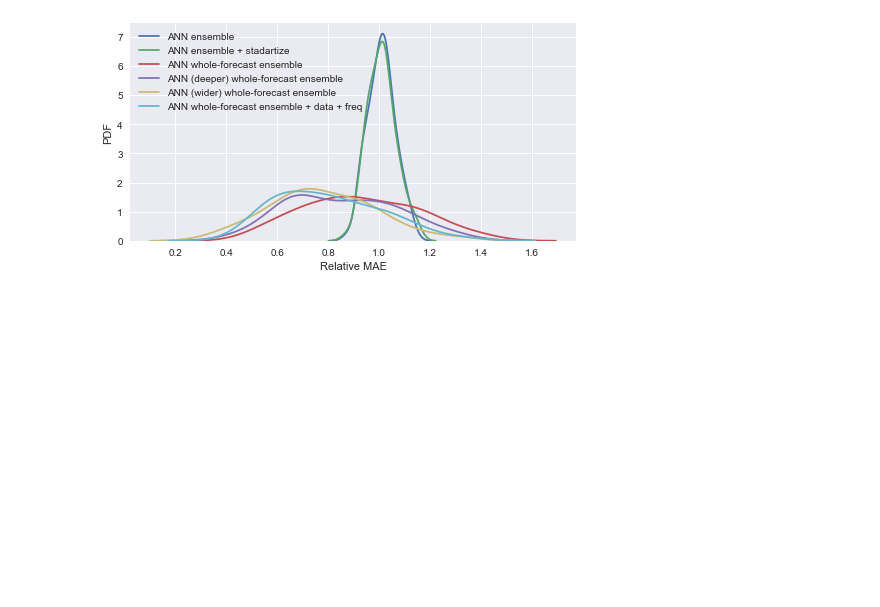
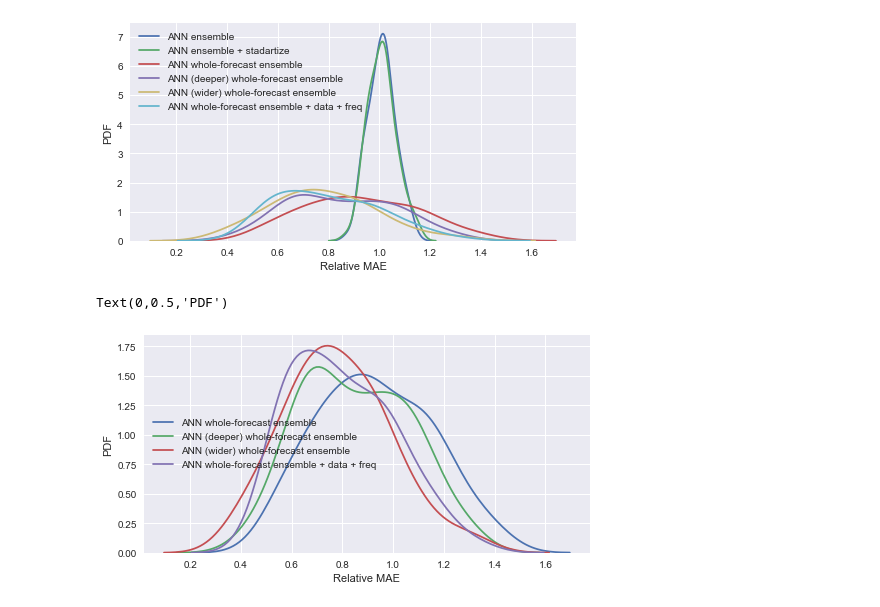
Before and after one commit to iterater/ensemble-forecasting, a Jupyter notebook: ipynb/Testing keras.ipynb, the cells around one changed output. Cells and saved outputs as stored; diff of their text form; code cells hidden in the pictures; blank space fills up the shorter version.

```diff
--- a/ipynb/Testing keras.ipynb
+++ b/ipynb/Testing keras.ipynb
@@ -248,8 +227,6 @@ Wall time: 13.8 s
 # %%
-%%time
-with tf.device('/cpu:0'):
-    estimator.fit(X, Y)
-    estimator.model.summary()
+estimator.fit(X, Y)
+estimator.model.summary()
 # %% [output]
 _________________________________________________________________
 Layer (type)                 Output Shape              Param #
@@ -302,8 +275,6 @@ Wall time: 15.7 s
 # %%
-%%time
-with tf.device('/cpu:0'):
-    estimator.fit(X, Y)
-    estimator.model.summary()
+estimator.fit(X, Y)
+estimator.model.summary()
 # %% [output]
 _________________________________________________________________
 Layer (type)                 Output Shape              Param #
@@ -331,7 +301,6 @@ freq.shape
 # %% [output]
 (100, 16)
 # %%
-%%time
 def whole_fc_m_ann_ensemble():
     model = Sequential()
     model.add(Dense(units=T*3+16, kernel_initializer='normal', activation='relu', input_dim=T*3+16))
@@ -339,15 +308,14 @@ def whole_fc_m_ann_ensemble():
     model.add(Dense(units=T, kernel_initializer='normal'))
     model.compile(loss='mean_squared_error', optimizer='adam')
     return model
-with tf.device('/cpu:0'):
-    X = np.hstack((h[8:], s[8:], m_fc[:-8], freq[:-8]))
-    Y = m_fc[8:]
-    seed = 7
-    np.random.seed(seed)
-    estimator = KerasRegressor(build_fn=whole_fc_m_ann_ensemble, epochs=14, batch_size=10, verbose=0)
-    kfold = KFold(n_splits=10, random_state=seed)
-    results = cross_val_score(estimator, X, Y, cv=kfold)
-    print("Results: %.2f (%.2f) MSE" % (results.mean(), results.std()))
+X = np.hstack((h[8:], s[8:], m_fc[:-8], freq[:-8]))
+Y = m_fc[8:]
+seed = 7
+np.random.seed(seed)
+estimator = KerasRegressor(build_fn=whole_fc_m_ann_ensemble, epochs=14, batch_size=10, verbose=0)
+kfold = KFold(n_splits=10, random_state=seed)
+results = cross_val_score(estimator, X, Y, cv=kfold)
+print("Results: %.2f (%.2f) MSE" % (results.mean(), results.std()))
 # epochs variation for batch_size=10
 # Results (e: 13): -60.31 (28.79) MSE
 # Results (e: 14): -59.72 (26.00) MSE
@@ -368,8 +335,6 @@ Wall time: 19.5 s
 # %%
-%%time
-with tf.device('/cpu:0'):
-    estimator.fit(X, Y)
-    estimator.model.summary()
+estimator.fit(X, Y)
+estimator.model.summary()
 # %% [output]
 _________________________________________________________________
 Layer (type)                 Output Shape              Param #
@@ -430,3 +391,12 @@ plt.ylabel('PDF')
 # %% [output]
 Text(0,0.5,'PDF')
 [figure]
+# %%
+plt.figure(figsize=(8,4))
+for i in range(3, len(errors_log)):
+    sns.kdeplot(errors_log[i][1][8-N+len(errors_log[i][1]):]/errors_log[0][1][8:], label=errors_log[i][0])
+plt.xlabel('Relative MAE')
+plt.ylabel('PDF')
+# %% [output]
+Text(0,0.5,'PDF')
+[figure, added]
```
Also changed, not shown: parts of 23 cells of this notebook.
